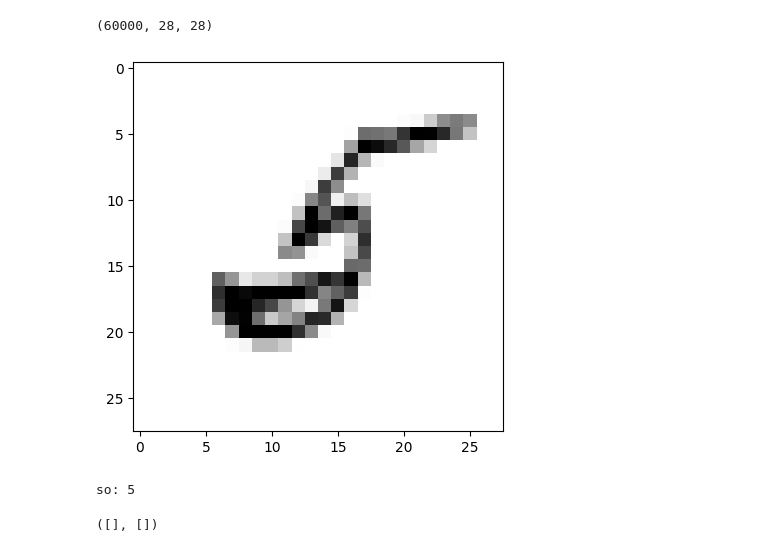
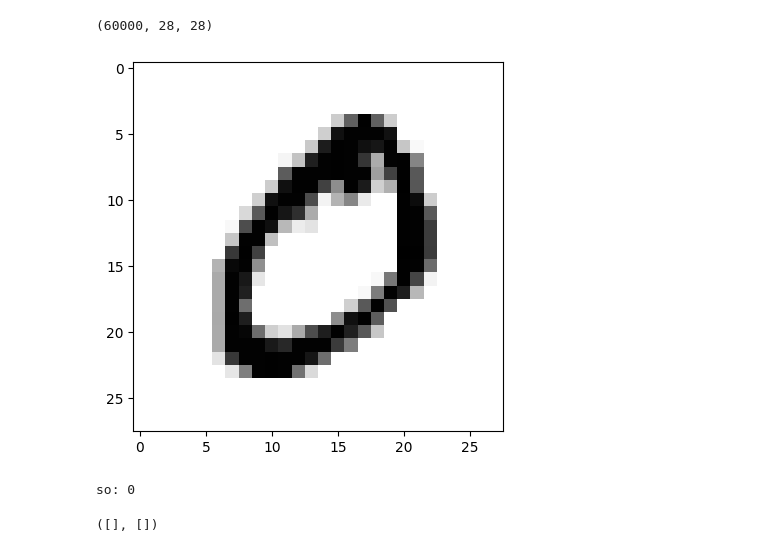
Before and after one commit to tuananhnguyen512/123, a Jupyter notebook: AI_W9_24_3_23.ipynb, the cells around one changed output. Cells and saved outputs as stored; diff of their text form; code cells hidden in the pictures.

```diff
--- a/AI_W9_24_3_23.ipynb
+++ b/AI_W9_24_3_23.ipynb
@@ -9,13 +9,13 @@ train_images.shape
 (60000, 28, 28)
 # %%
 import matplotlib.pyplot as plt
-digit= train_images[1111]
+digit= train_images[1]
 plt.imshow(digit, cmap=plt.cm.binary)
 plt.show()
-print('so:',train_lable[1111])
+print('so:',train_lable[1])
 # %% [output]
-[figure, old version]
+[figure, new version]
-so: 5
+so: 0
 # %%
 for i in range(15):
   plt.subplot(3,5,i+1)
```
Also changed, not shown: parts of 4 cells of this notebook.
